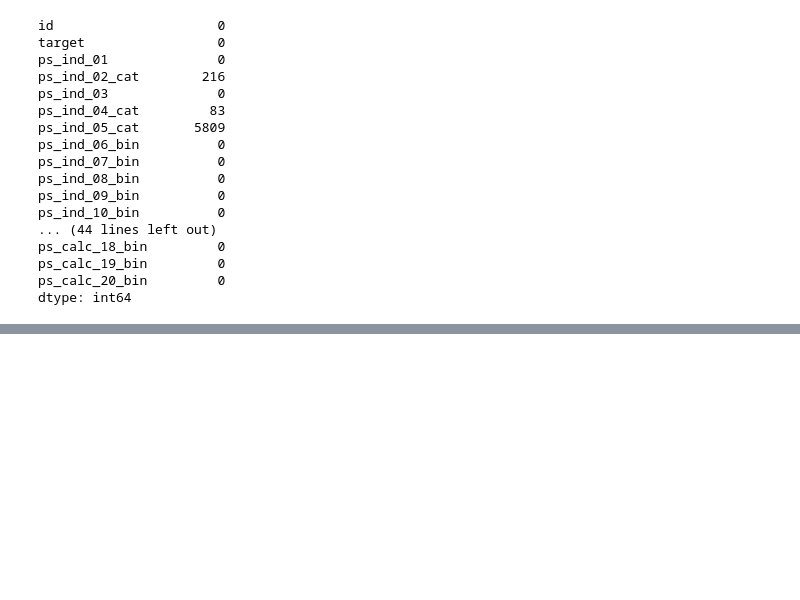
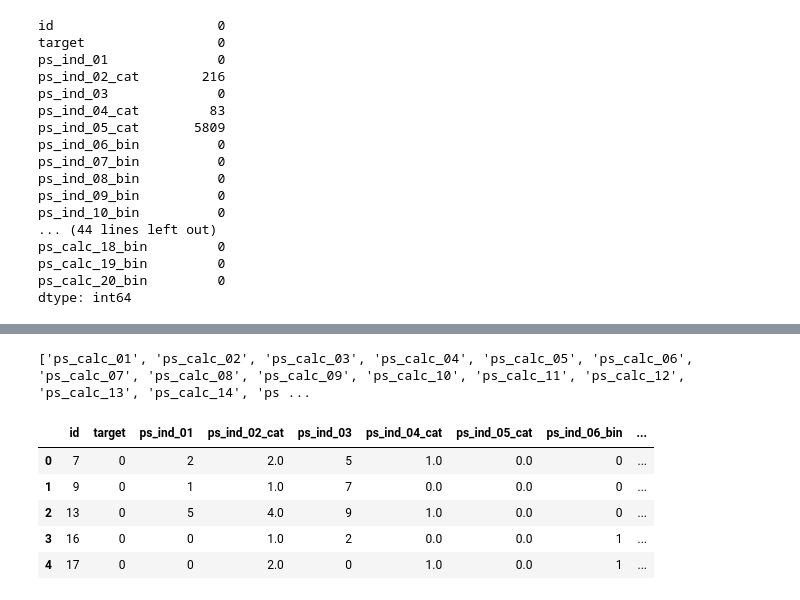
Before and after one commit to scastillosanchez/Intro-ML-Final-Project, a Jupyter notebook: project.ipynb, the cells around one changed output, grey strips where cells are left out. Saved outputs shown, nothing was run; the diff lists cells and outputs as text; code cells hidden in the pictures; blank space fills up the shorter version.

```diff
--- a/project.ipynb
+++ b/project.ipynb
@@ -81,0 +96,16 @@ sns.boxplot(x="target", y="ps_reg_02", data=train)
+# %%
+#remove 0 correlation columns (ones that begin with ps_calc)
+zero_corr = [c for c in train.columns if 'ps_calc' in c]
+print(zero_corr)
+
+train_new = train.drop(zero_corr, axis=1)
+test_new = test.drop(zero_corr, axis=1)
+train_new.head()
+# %% [output]
+['ps_calc_01', 'ps_calc_02', 'ps_calc_03', 'ps_calc_04', 'ps_calc_05', 'ps_calc_06', 'ps_calc_07', 'ps_calc_08', 'ps_calc_09', 'ps_calc_10', 'ps_calc_11', 'ps_calc_12', 'ps_calc_13', 'ps_calc_14', 'ps ...
+|  | id | target | ps_ind_01 | ps_ind_02_cat | ps_ind_03 | ps_ind_04_cat | ps_ind_05_cat | ps_ind_06_bin | ... |
+| 0 | 7 | 0 | 2 | 2.0 | 5 | 1.0 | 0.0 | 0 | ... |
+| 1 | 9 | 0 | 1 | 1.0 | 7 | 0.0 | 0.0 | 0 | ... |
+| 2 | 13 | 0 | 5 | 4.0 | 9 | 1.0 | 0.0 | 0 | ... |
+| 3 | 16 | 0 | 0 | 1.0 | 2 | 0.0 | 0.0 | 1 | ... |
+| 4 | 17 | 0 | 0 | 2.0 | 0 | 1.0 | 0.0 | 1 | ... |
```
Also changed, not shown: parts of 22 cells of this notebook, 1 other file.
